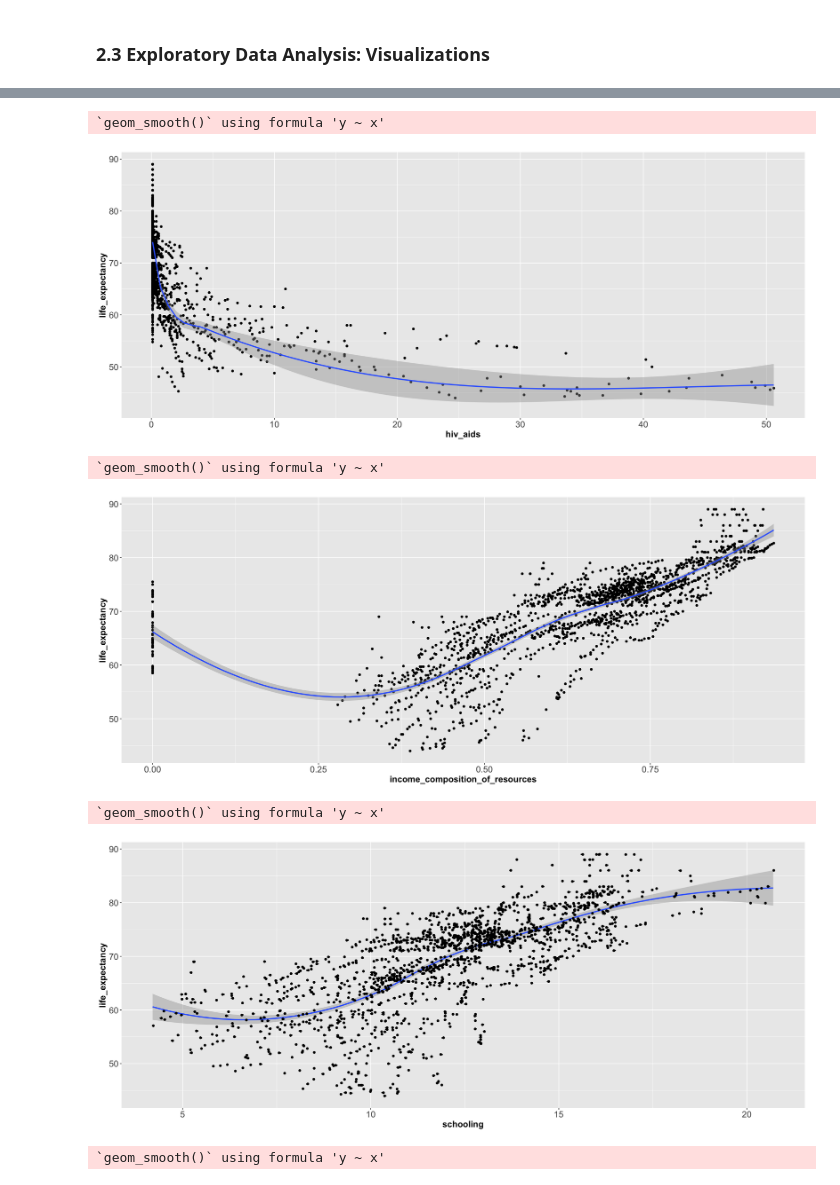
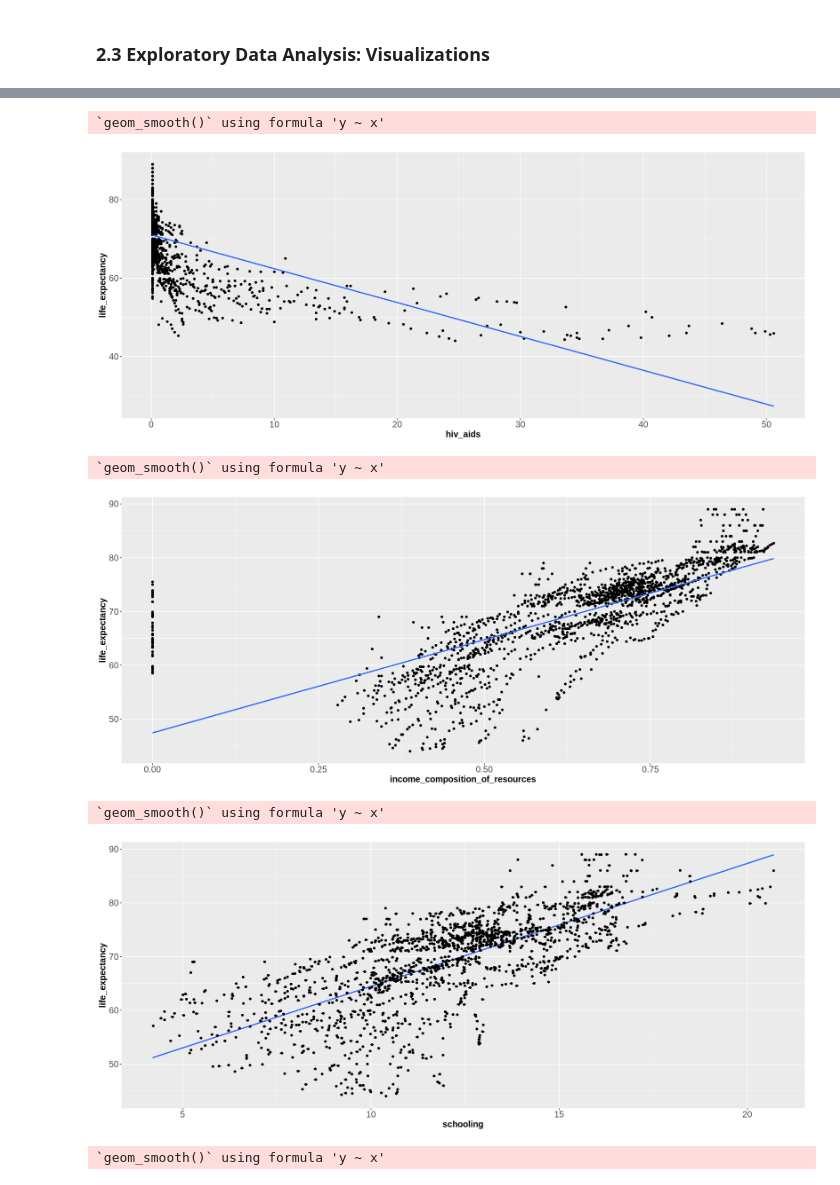
Before and after one commit to fionawang-yf/STAT301-LifeExpectancy, a Jupyter notebook: STAT301-Group1-Proposal.ipynb, the cells around one changed output, grey strips where cells are left out. Drawn from its saved outputs; the diff is of its cells as text; code cells hidden in the pictures.

```diff
--- a/STAT301-Group1-Proposal.ipynb
+++ b/STAT301-Group1-Proposal.ipynb
@@ -174,32 +196,32 @@ le %>% ggplot(mapping = aes(adult_mortality, life_expectancy)) +
 # %%
 options(repr.plot.width=17, repr.plot.height=7)
 le %>% ggplot(mapping=aes(hiv_aids,life_expectancy)) +
     geom_point() +
-    geom_smooth(method="loess") + # https://rdrr.io/r/stats/loess.html
+    geom_smooth(method="lm", se = FALSE) + # https://rdrr.io/r/stats/loess.html
     theme(axis.text=element_text(size=15),
     axis.title=element_text(size=15, face="bold"))
 # TODO: change axis title to be more readable
 # TODO: explain the graph
 # %% [output]
 `geom_smooth()` using formula 'y ~ x'
-[figure, old version]
+[figure, new version]
 # %%
 options(repr.plot.width=17, repr.plot.height=7)
 le %>% ggplot(mapping=aes(income_composition_of_resources,life_expectancy)) +
     geom_point() +
-    geom_smooth(method="loess") + # https://rdrr.io/r/stats/loess.html
+    geom_smooth(method="lm", se = FALSE) + # https://rdrr.io/r/stats/loess.html
     theme(axis.text=element_text(size=15),
     axis.title=element_text(size=15, face="bold"))
 # TODO: change axis title to be more readable
 # TODO: explain the graph
 # %% [output]
 `geom_smooth()` using formula 'y ~ x'
-[figure, old version]
+[figure, new version]
 # %%
 options(repr.plot.width=17, repr.plot.height=7)
 le %>% ggplot(mapping=aes(schooling,life_expectancy)) +
     geom_point(size = 0.5) +
-    geom_smooth(method="loess") + # https://rdrr.io/r/stats/loess.html
+    geom_smooth(method="lm", se = FALSE) + # https://rdrr.io/r/stats/loess.html
     theme(axis.text=element_text(size=15),
     axis.title=element_text(size=15, face="bold")) +
     geom_jitter()
@@ -207,7 +229,7 @@ le %>% ggplot(mapping=aes(schooling,life_expectancy)) +
 # TODO: explain the graph
 # %% [output]
 `geom_smooth()` using formula 'y ~ x'
-[figure, old version]
+[figure, new version]
 # %%
 options(repr.plot.width=17, repr.plot.height=7)
 le %>% ggplot(mapping = aes(percentage_expenditure, life_expectancy)) +
```
Also changed, not shown: parts of 13 cells of this notebook.
